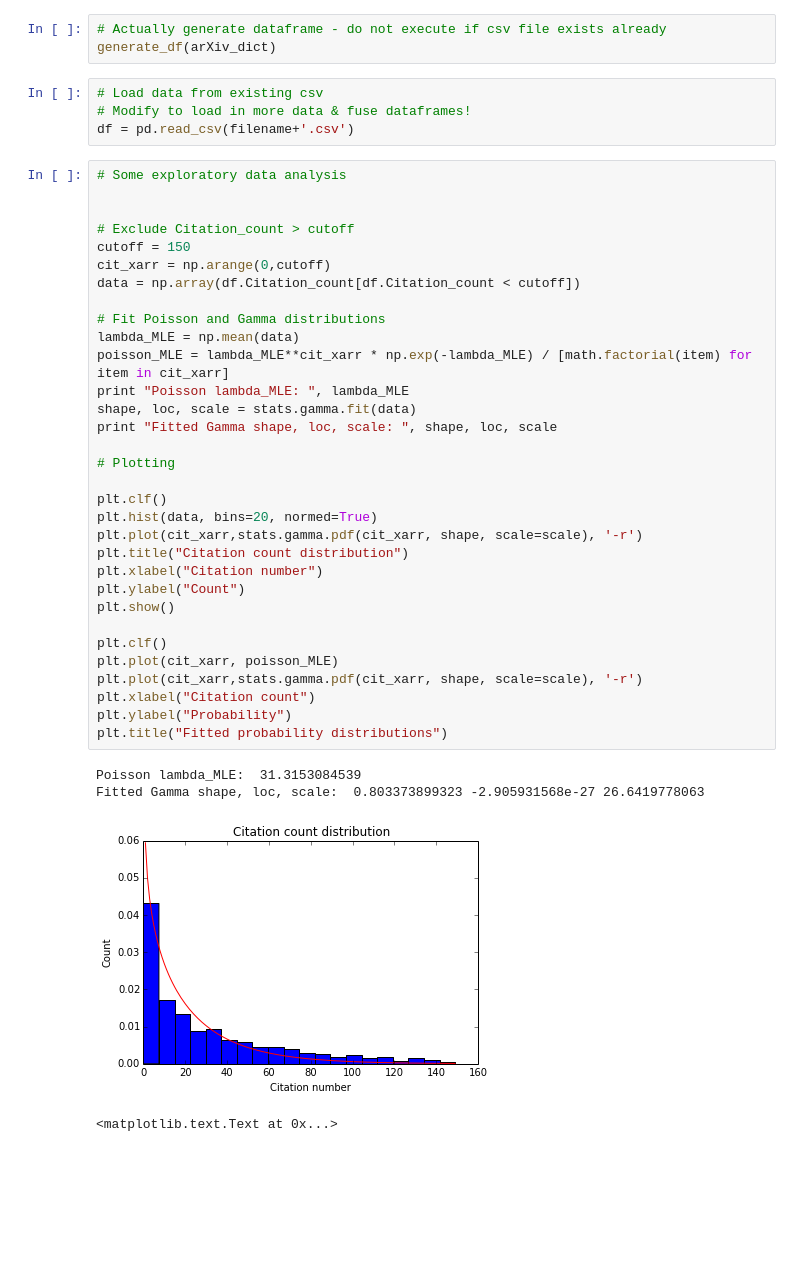
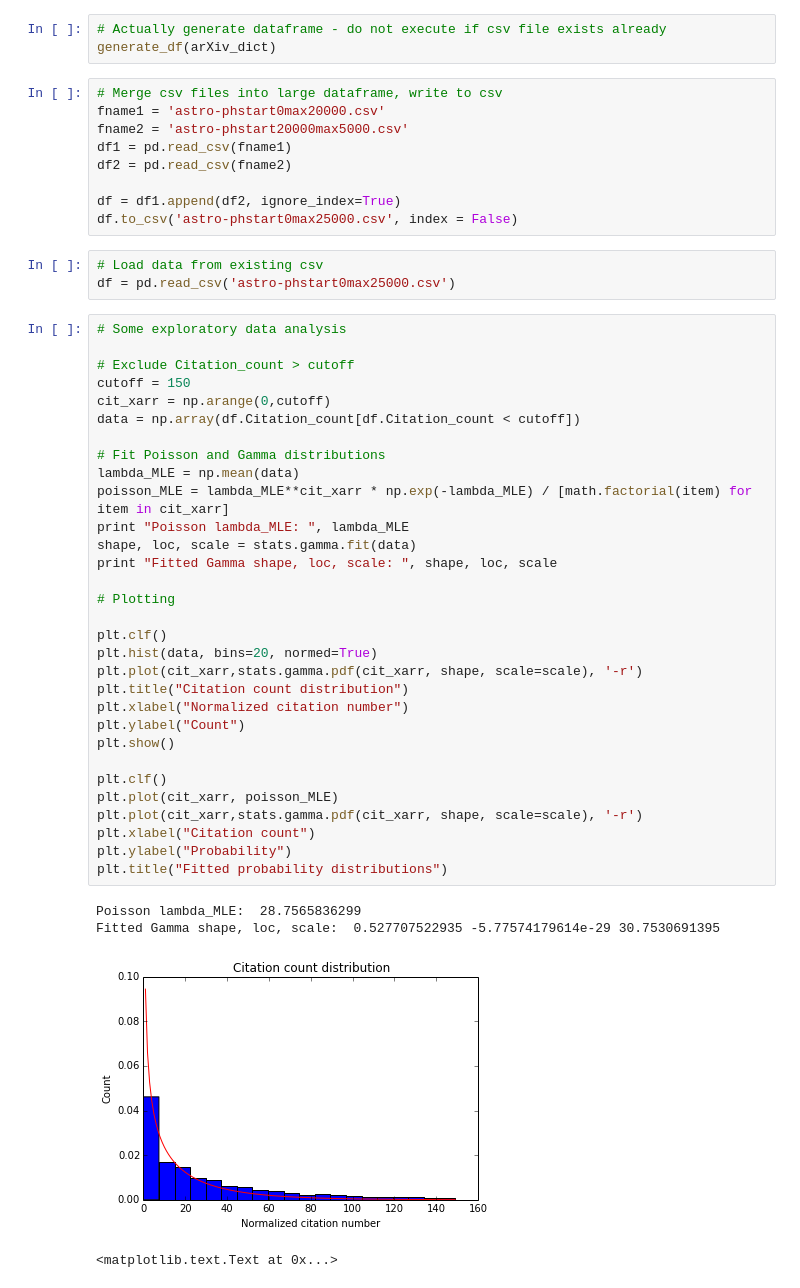
Before and after one commit to ahuja0007/team_citation, a Jupyter notebook: ADS_joined_explore.ipynb, the cells around one changed output. Saved outputs shown, nothing was run; the diff lists cells and outputs as text; blank space fills up the shorter version.

```diff
--- a/ADS_joined_explore.ipynb
+++ b/ADS_joined_explore.ipynb
@@ -74,44 +75,51 @@ def generate_df(arXiv_dict):
 # %%
 # Actually generate dataframe - do not execute if csv file exists already
 generate_df(arXiv_dict)
+# %%
+# Merge csv files into large dataframe, write to csv
+fname1 = 'astro-phstart0max20000.csv'
+fname2 = 'astro-phstart20000max5000.csv'
+df1 = pd.read_csv(fname1)
+df2 = pd.read_csv(fname2)
+
+df = df1.append(df2, ignore_index=True)
+df.to_csv('astro-phstart0max25000.csv', index = False)
 # %%
 # Load data from existing csv
-# Modify to load in more data & fuse dataframes!
-df = pd.read_csv(filename+'.csv')
+df = pd.read_csv('astro-phstart0max25000.csv')
 # %%
 # Some exploratory data analysis
-
 
 # Exclude Citation_count > cutoff
 cutoff = 150
 cit_xarr = np.arange(0,cutoff)
 data = np.array(df.Citation_count[df.Citation_count < cutoff])
 
 # Fit Poisson and Gamma distributions
 lambda_MLE = np.mean(data)
 poisson_MLE = lambda_MLE**cit_xarr * np.exp(-lambda_MLE) / [math.factorial(item) for item in cit_xarr]
 print "Poisson lambda_MLE: ", lambda_MLE
 shape, loc, scale = stats.gamma.fit(data)
 print "Fitted Gamma shape, loc, scale: ", shape, loc, scale
 
 # Plotting
 
 plt.clf()
 plt.hist(data, bins=20, normed=True)
 plt.plot(cit_xarr,stats.gamma.pdf(cit_xarr, shape, scale=scale), '-r')
 plt.title("Citation count distribution")
-plt.xlabel("Citation number")
+plt.xlabel("Normalized citation number")
 plt.ylabel("Count")
 plt.show()
 
 plt.clf()
 plt.plot(cit_xarr, poisson_MLE)
 plt.plot(cit_xarr,stats.gamma.pdf(cit_xarr, shape, scale=scale), '-r')
 plt.xlabel("Citation count")
 plt.ylabel("Probability")
 plt.title("Fitted probability distributions")
 # %% [output]
-Poisson lambda_MLE:  31.3153084539
-Fitted Gamma shape, loc, scale:  0.803373899323 -2.905931568e-27 26.6419778063
+Poisson lambda_MLE:  28.7565836299
+Fitted Gamma shape, loc, scale:  0.527707522935 -5.77574179614e-29 30.7530691395
-[figure, old version]
+[figure, new version]
 <matplotlib.text.Text at 0x...>
```
Also changed, not shown: parts of 10 cells of this notebook.
